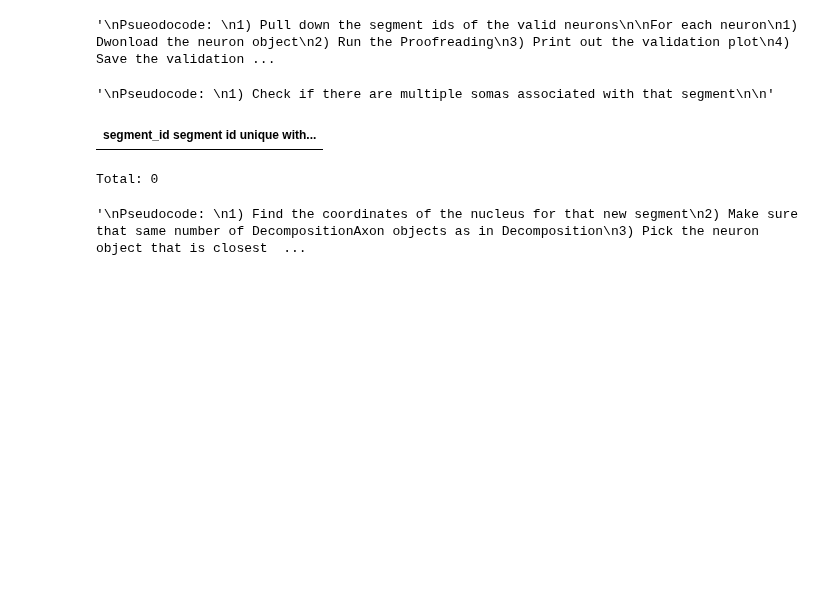
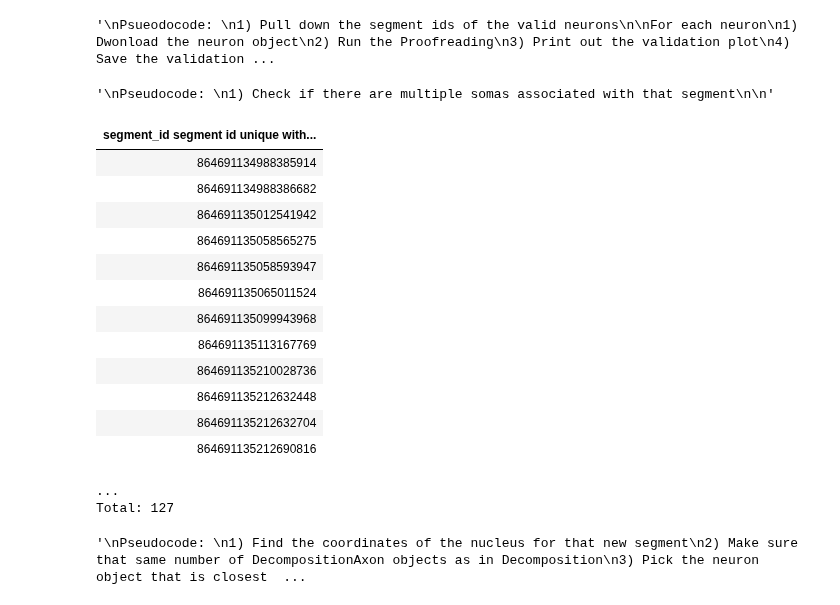
Before and after one commit to celiibrendan/neuron_mesh_tools, a Jupyter notebook: Auto_Proofreading/Validation_Testing/v4_unseen/Validation_v6_Rules_Bad_Debug_vp3.ipynb, the cells around one changed output. Drawn from its saved outputs; the diff is of its cells as text; code cells hidden in the pictures; blank space fills up the shorter version.

```diff
--- a/Auto_Proofreading/Validation_Testing/v4_unseen/Validation_v6_Rules_Bad_Debug_vp3.ipynb
+++ b/Auto_Proofreading/Validation_Testing/v4_unseen/Validation_v6_Rules_Bad_Debug_vp3.ipynb
@@ -91,12 +91,25 @@ Pseudocode:
 # %% [output]
 '\nPseudocode: \n1) Check if there are multiple somas associated with that segment\n\n'
 # %%
-axon_segs = dj.U("segment_id") & (minnie.DecompositionAxon()
+axon_segs = dj.U("segment_id") & (minnie.DecompositionCellType()
                       & minnie.AutoProofreadValidationSegment4() - minnie.AutoProofreadValidationSegmentExclude4() )
 axon_segs
 # %% [output]
 | segment_id segment id unique with... |
+| 864691134988385914 |
+| 864691134988386682 |
+| 864691135012541942 |
+| 864691135058565275 |
+| 864691135058593947 |
+| 864691135065011524 |
+| 864691135099943968 |
+| 864691135113167769 |
+| 864691135210028736 |
+| 864691135212632448 |
+| 864691135212632704 |
+| 864691135212690816 |
-Total: 0
+...
+Total: 127
 # %%
 """
 Pseudocode:
```
Also changed, not shown: parts of 11 cells of this notebook, 6 other files.
